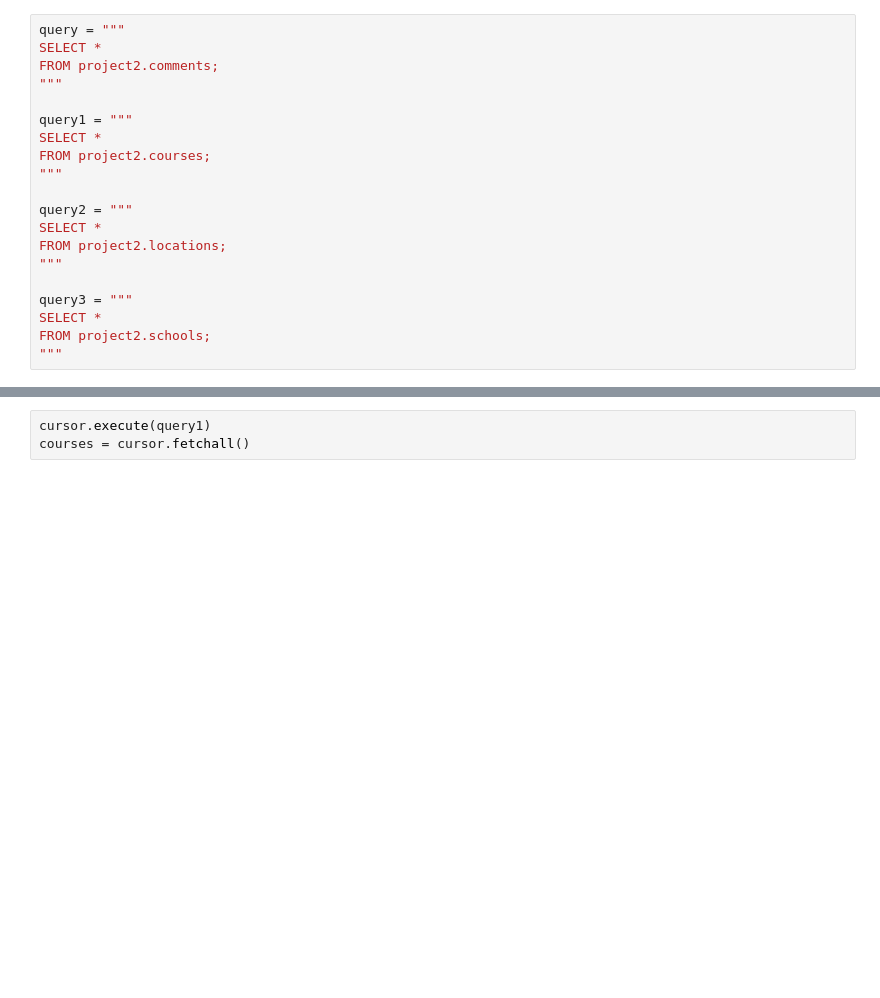
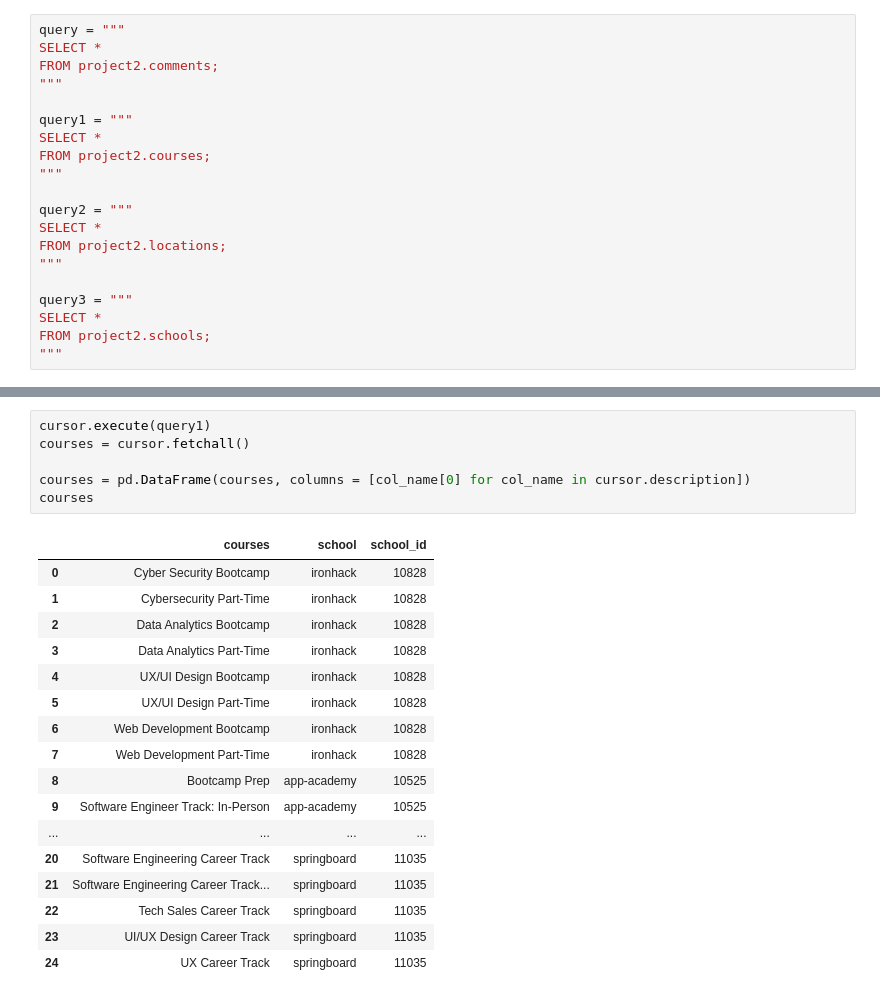
Before and after one commit to andersgom/w2-project2, a Jupyter notebook: project2_notebook_joao.ipynb, the cells around one changed output, grey strips where cells are left out. Saved outputs shown, nothing was run; the diff lists cells and outputs as text; blank space fills up the shorter version.

```diff
--- a/project2_notebook_joao.ipynb
+++ b/project2_notebook_joao.ipynb
@@ -36,6 +53,27 @@ comments = cursor.fetchall()
 # %%
 cursor.execute(query1)
 courses = cursor.fetchall()
+
+courses = pd.DataFrame(courses, columns = [col_name[0] for col_name in cursor.description])
+courses
+# %% [output]
+|  | courses | school | school_id |
+| 0 | Cyber Security Bootcamp | ironhack | 10828 |
+| 1 | Cybersecurity Part-Time | ironhack | 10828 |
+| 2 | Data Analytics Bootcamp | ironhack | 10828 |
+| 3 | Data Analytics Part-Time | ironhack | 10828 |
+| 4 | UX/UI Design Bootcamp | ironhack | 10828 |
+| 5 | UX/UI Design Part-Time | ironhack | 10828 |
+| 6 | Web Development Bootcamp | ironhack | 10828 |
+| 7 | Web Development Part-Time | ironhack | 10828 |
+| 8 | Bootcamp Prep | app-academy | 10525 |
+| 9 | Software Engineer Track: In-Person | app-academy | 10525 |
+| ... | ... | ... | ... |
+| 20 | Software Engineering Career Track | springboard | 11035 |
+| 21 | Software Engineering Career Track... | springboard | 11035 |
+| 22 | Tech Sales Career Track | springboard | 11035 |
+| 23 | UI/UX Design Career Track | springboard | 11035 |
+| 24 | UX Career Track | springboard | 11035 |
 # %%
 cursor.execute(query2)
 locations = cursor.fetchall()
```
Also changed, not shown: parts of 8 cells of this notebook.
